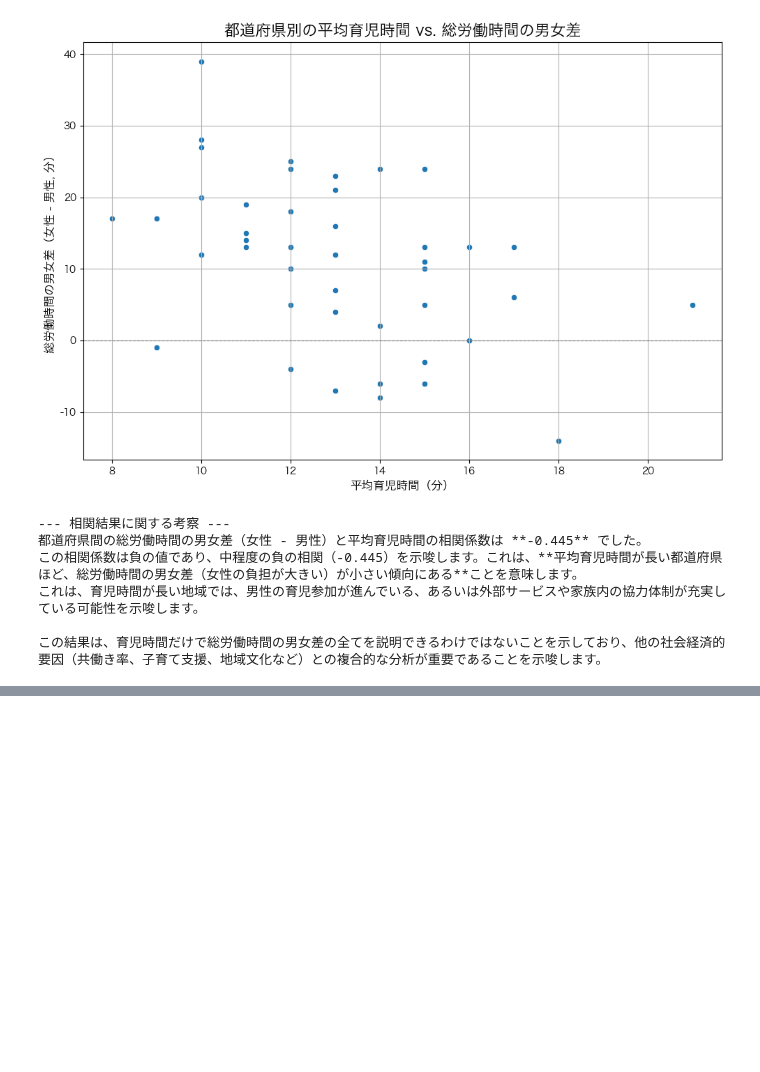
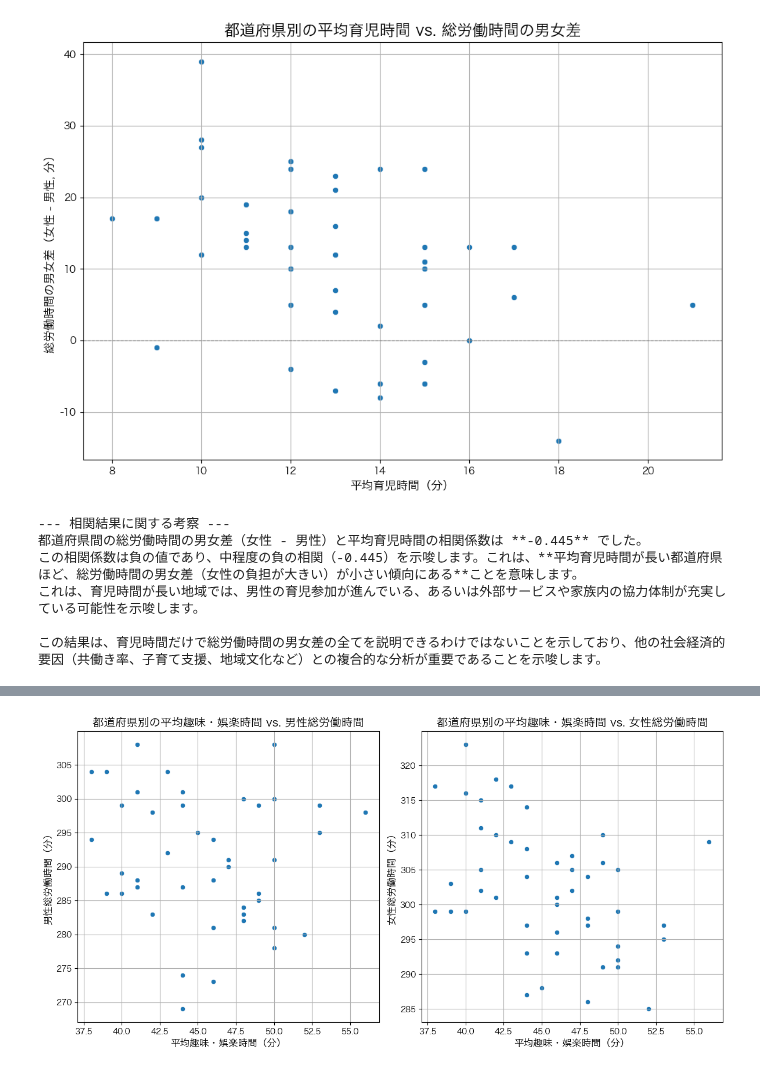
Before and after one commit to 3241Kanaha/statistics-2025, a Jupyter notebook: gende_prefecture.ipynb, the cells around one changed output, grey strips where cells are left out. Cells and saved outputs as stored; diff of their text form; code cells hidden in the pictures; blank space fills up the shorter version.

```diff
--- a/gende_prefecture.ipynb
+++ b/gende_prefecture.ipynb
@@ -894,0 +980,85 @@ print("\nこの結果は、育児時間だけで総労働時間の男女差の
+# %%
+# --- 趣味・娯楽時間データの準備 ---
+# 「趣味・娯楽」という列名が存在することを仮定します。
+# もしKeyErrorが発生した場合は、実際の列名を確認して修正してください。
+df_hobbies_selected = df[['男女の別', '都道府県', '趣味・娯楽']].copy()
+df_hobbies_selected['趣味・娯楽'] = pd.to_numeric(df_hobbies_selected['趣味・娯楽'], errors='coerce')
+
+# 都道府県ごとの総数（平均）の趣味・娯楽時間を取得
+pivot_df_hobbies_time = df_hobbies_selected.pivot_table(index='都道府県', columns='男女の別', values='趣味・娯楽', aggfunc='mean')
+# '0_総数'が趣味・娯楽時間の全体平均を表すと仮定
+df_hobbies_avg = pivot_df_hobbies_time[['0_総数']].copy()
+df_hobbies_avg.rename(columns={'0_総数': '平均趣味娯楽時間'}, inplace=True)
+
+# 「全国」のデータは除外
+if '全国' in df_hobbies_avg.index:
+    df_hobbies_avg = df_hobbies_avg.drop('全国')
+df_hobbies_avg.dropna(inplace=True)
+
+
+# --- 総労働時間と趣味・娯楽時間の相関を計算 ---
+df_correlation_data_hobbies = pd.merge(
+    df_total_time_calc[['男性総労働時間', '女性総労働時間']],
+    df_hobbies_avg,
+    left_index=True,
+    right_index=True,
+    how='inner'
+)
+df_correlation_data_hobbies.dropna(inplace=True) # 結合後もNaNがあれば削除
+
+correlation_male_total_hobbies = df_correlation_data_hobbies['男性総労働時間'].corr(df_correlation_data_hobbies['平均趣味娯楽時間'])
+correlation_female_total_hobbies = df_correlation_data_hobbies['女性総労働時間'].corr(df_correlation_data_hobbies['平均趣味娯楽時間'])
+
+print("--- 男女別総労働時間と平均趣味・娯楽時間の結合データ（上位5件）---")
+print(df_correlation_data_hobbies.head())
+
+print(f"\n--- 都道府県間の男性総労働時間と平均趣味・娯楽時間の相関: {correlation_male_total_hobbies:.3f} ---")
+print(f"--- 都道府県間の女性総労働時間と平均趣味・娯楽時間の相関: {correlation_female_total_hobbies:.3f} ---")
+
+# --- 可視化（散布図：男性） ---
+plt.figure(figsize=(12, 6))
+
+plt.subplot(1, 2, 1)
+sns.scatterplot(
+    x='平均趣味娯楽時間',
+    y='男性総労働時間',
+    data=df_correlation_data_hobbies
+)
+plt.title('都道府県別の平均趣味・娯楽時間 vs. 男性総労働時間', fontsize=14)
+plt.xlabel('平均趣味・娯楽時間（分）', fontsize=12)
+plt.ylabel('男性総労働時間（分）', fontsize=12)
+plt.grid(True)
+plt.tight_layout()
+
+# --- 可視化（散布図：女性） ---
+plt.subplot(1, 2, 2)
+sns.scatterplot(
+    x='平均趣味娯楽時間',
+    y='女性総労働時間',
+    data=df_correlation_data_hobbies
+)
+plt.title('都道府県別の平均趣味・娯楽時間 vs. 女性総労働時間', fontsize=14)
+plt.xlabel('平均趣味・娯楽時間（分）', fontsize=12)
+plt.ylabel('女性総労働時間（分）', fontsize=12)
+plt.grid(True)
+plt.tight_layout()
+plt.show()
+
+print("\n--- 相関結果に関する考察 ---")
+print(f"都道府県間の男性総労働時間と平均趣味・娯楽時間の相関係数は **{correlation_male_total_hobbies:.3f}** でした。")
+print(f"都道府県間の女性総労働時間と平均趣味・娯楽時間の相関係数は **{correlation_female_total_hobbies:.3f}** でした。")
+
+print("\n考察:")
+if correlation_male_total_hobbies < 0:
+    print(f"  男性の総労働時間と趣味・娯楽時間の間に負の相関（{correlation_male_total_hobbies:.3f}）が見られます。これは、男性の総労働時間が長い都道府県ほど、平均趣味・娯楽時間が短い傾向にあることを示唆します。これは、労働時間が長くなると自由時間が減少するという一般的な傾向と一致します。")
+else:
+    print(f"  男性の総労働時間と趣味・娯楽時間の間に正の相関（{correlation_male_total_hobbies:.3f}）またはほとんど相関がないことが示唆されます。")
+
+if correlation_female_total_hobbies < 0:
+    print(f"  女性の総労働時間と趣味・娯楽時間の間に負の相関（{correlation_female_total_hobbies:.3f}）が見られます。これは、女性の総労働時間が長い都道府県ほど、平均趣味・娯楽時間が短い傾向にあることを示唆します。女性の総労働時間が男性よりも長い地域が多いことを考慮すると、この負の相関は女性が自由時間を確保しにくい現状を裏付けている可能性があります。")
+else:
+    print(f"  女性の総労働時間と趣味・娯楽時間の間に正の相関（{correlation_female_total_hobbies:.3f}）またはほとんど相関がないことが示唆されます。")
+
+print("\nこの結果は、総労働時間が増えるほど趣味・娯楽に費やせる時間が減少するという、個人の時間の制約を都道府県レベルで示唆しています。特に、女性は総労働時間が長い傾向にあるため、趣味・娯楽の時間が男性よりも制限されている可能性があります。")
+print("今後、これらの時間配分が個人のウェルビーイングや満足度にどう影響しているかといった、より多角的な分析が重要になります。")
+# %% [output]
@@ -894,0 +1076 @@ print("\nこの結果は、育児時間だけで総労働時間の男女差の
+[figure, added]
```
Also changed, not shown: parts of 4 cells of this notebook.
